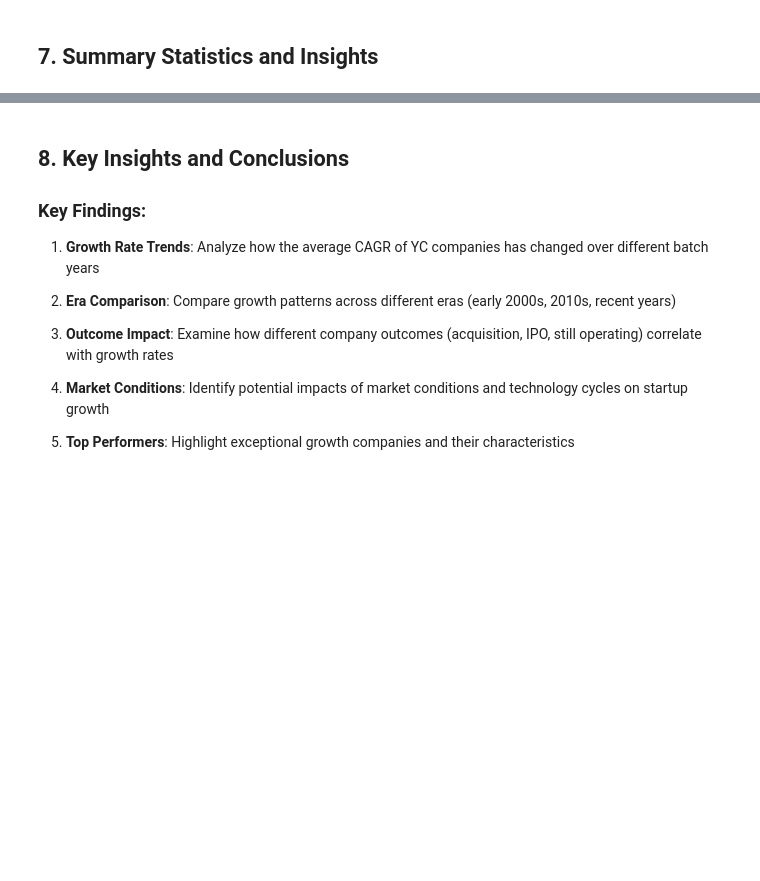
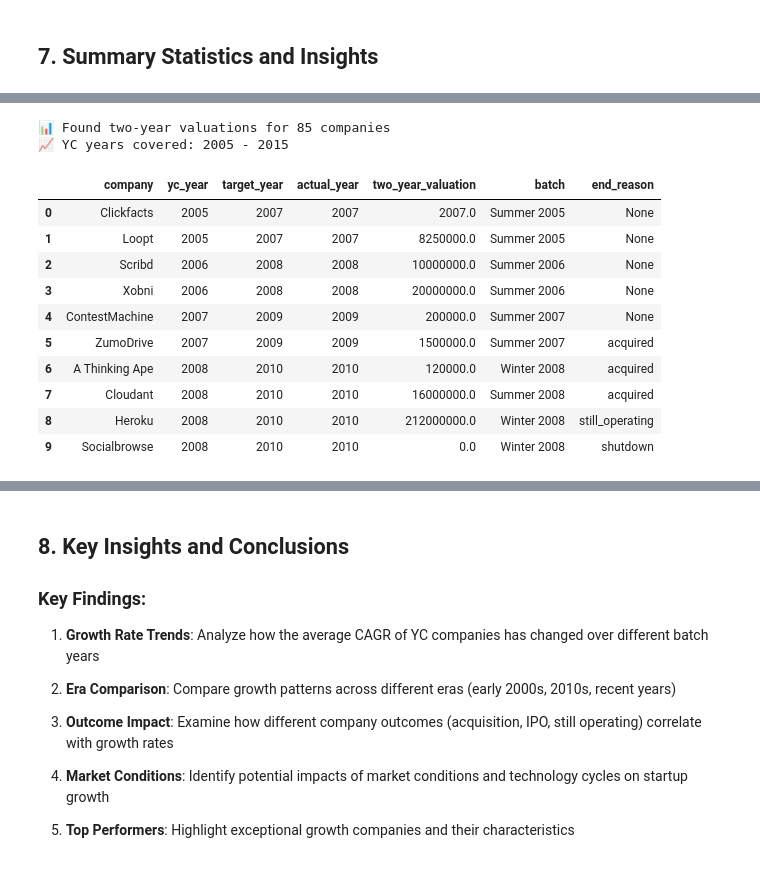
Before and after one commit to Xodarap/yc-growth, a Jupyter notebook: yc_growth_analysis.ipynb, the cells around one changed output, grey strips where cells are left out. Saved outputs shown, nothing was run; the diff lists cells and outputs as text; code cells hidden in the pictures; blank space fills up the shorter version.

```diff
--- a/yc_growth_analysis.ipynb
+++ b/yc_growth_analysis.ipynb
@@ -434,0 +441,57 @@ display(top_total[['company', 'yc_year', 'cagr_formatted', 'total_growth_formatt
+# %%
+# Calculate two-year post-founding valuations
+def get_two_year_valuation(company_data):
+    """
+    Get the valuation closest to 2 years after the YC batch year.
+    """
+    company_data = company_data.sort_values('year')
+    yc_year = company_data['yc_year'].iloc[0]
+    target_year = yc_year + 2
+
+    # Find the closest year to target_year that has a valuation
+    available_years = company_data['year'].values
+    closest_year = min(available_years, key=lambda x: abs(x - target_year))
+
+    # Only consider it valid if within 1 year of target
+    if abs(closest_year - target_year) < 1:
+        valuation_row = company_data[company_data['year'] == closest_year].iloc[0]
+        return {
+            'company': valuation_row['company'],
+            'yc_year': yc_year,
+            'target_year': target_year,
+            'actual_year': closest_year,
+            'two_year_valuation': valuation_row['valuation_numeric'],
+            'batch': valuation_row['batch'],
+            'end_reason': valuation_row['end_reason']
+        }
+    return None
+
+# Get two-year valuations for each company
+two_year_valuations = []
+for company in numeric_valuations['company'].unique():
+    company_data = numeric_valuations[numeric_valuations['company'] == company]
+    two_year_val = get_two_year_valuation(company_data)
+    if two_year_val:
+        two_year_valuations.append(two_year_val)
+
+two_year_df = pd.DataFrame(two_year_valuations)
+
+print(f"📊 Found two-year valuations for {len(two_year_df)} companies")
+print(f"📈 YC years covered: {two_year_df['yc_year'].min()} - {two_year_df['yc_year'].max()}")
+
+# Show sample data
+display(two_year_df.head(10))
+# %% [output]
+📊 Found two-year valuations for 85 companies
+📈 YC years covered: 2005 - 2015
+|  | company | yc_year | target_year | actual_year | two_year_valuation | batch | end_reason |
+| 0 | Clickfacts | 2005 | 2007 | 2007 | 2007.0 | Summer 2005 | None |
+| 1 | Loopt | 2005 | 2007 | 2007 | 8250000.0 | Summer 2005 | None |
+| 2 | Scribd | 2006 | 2008 | 2008 | 10000000.0 | Summer 2006 | None |
+| 3 | Xobni | 2006 | 2008 | 2008 | 20000000.0 | Summer 2006 | None |
+| 4 | ContestMachine | 2007 | 2009 | 2009 | 200000.0 | Summer 2007 | None |
+| 5 | ZumoDrive | 2007 | 2009 | 2009 | 1500000.0 | Summer 2007 | acquired |
+| 6 | A Thinking Ape | 2008 | 2010 | 2010 | 120000.0 | Winter 2008 | acquired |
+| 7 | Cloudant | 2008 | 2010 | 2010 | 16000000.0 | Summer 2008 | acquired |
+| 8 | Heroku | 2008 | 2010 | 2010 | 212000000.0 | Winter 2008 | still_operating |
+| 9 | Socialbrowse | 2008 | 2010 | 2010 | 0.0 | Winter 2008 | shutdown |
```
Also changed, not shown: parts of 15 cells of this notebook, 2 other files.
